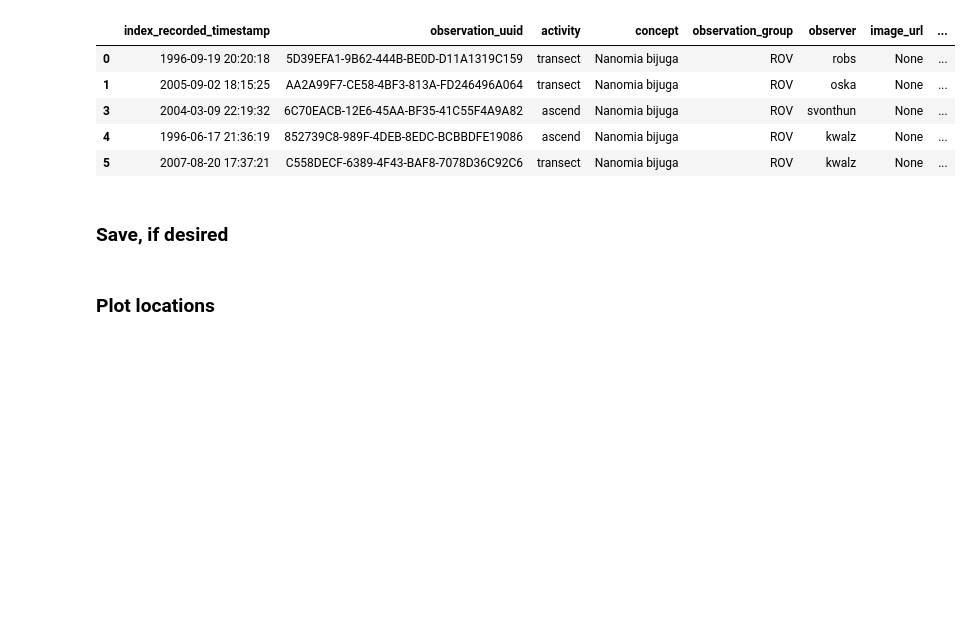
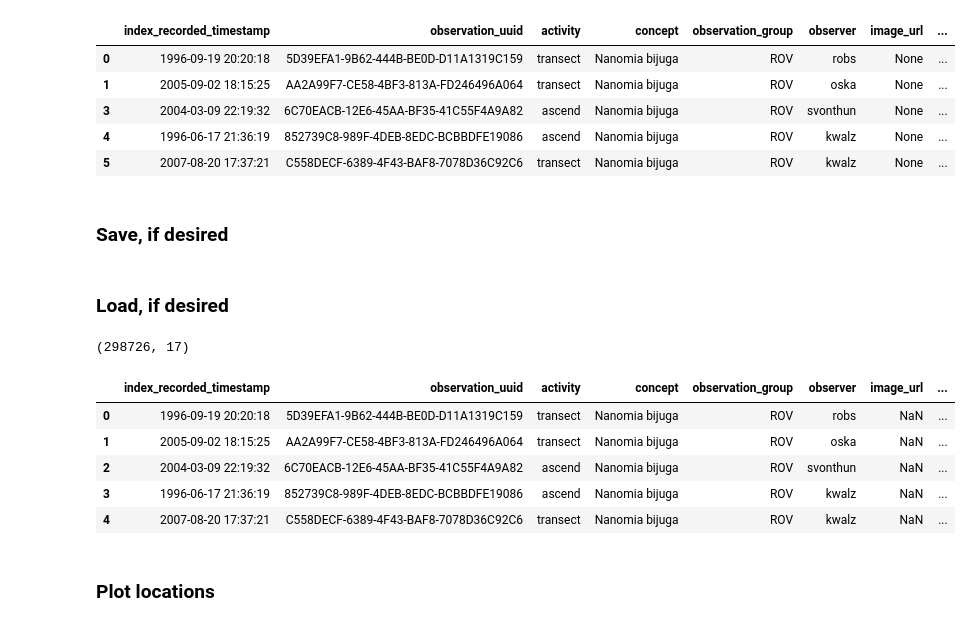
Before and after one commit to CeNCOOS/VARS, a Jupyter notebook: eDNA_MARS_queries.ipynb, the cells around one changed output. Drawn from its saved outputs; the diff is of its cells as text; code cells hidden in the pictures; blank space fills up the shorter version.

Commit message:
Saved data sets for Markus.

```diff
--- a/eDNA_MARS_queries.ipynb
+++ b/eDNA_MARS_queries.ipynb
@@ -475,6 +475,26 @@ data2.head()
 ## Save
 
 data2.to_csv('VARS_NanomiaAeginidae_1989-2020.csv', index=False, na_rep='NaN')
+# %% [markdown]
+### Load, if desired
+# %%
+## Load
+
+data2 = pd.read_csv('VARS_NanomiaAeginidae_1989-2020.csv', dtype={'link_name': str,
+                                                                 'link_value': str,
+                                                                 'to_concept': str,
+                                                                 'associations': str})
+
+print(data2.shape)
+data2.head()
+# %% [output]
+(298726, 17)
+|  | index_recorded_timestamp | observation_uuid | activity | concept | observation_group | observer | image_url | ... |
+| 0 | 1996-09-19 20:20:18 | 5D39EFA1-9B62-444B-BE0D-D11A1319C159 | transect | Nanomia bijuga | ROV | robs | NaN | ... |
+| 1 | 2005-09-02 18:15:25 | AA2A99F7-CE58-4BF3-813A-FD246496A064 | transect | Nanomia bijuga | ROV | oska | NaN | ... |
+| 2 | 2004-03-09 22:19:32 | 6C70EACB-12E6-45AA-BF35-41C55F4A9A82 | ascend | Nanomia bijuga | ROV | svonthun | NaN | ... |
+| 3 | 1996-06-17 21:36:19 | 852739C8-989F-4DEB-8EDC-BCBBDFE19086 | ascend | Nanomia bijuga | ROV | kwalz | NaN | ... |
+| 4 | 2007-08-20 17:37:21 | C558DECF-6389-4F43-BAF8-7078D36C92C6 | transect | Nanomia bijuga | ROV | kwalz | NaN | ... |
 # %% [markdown]
 ### Plot locations
 # %%
```
Also changed, not shown: parts of 8 cells of this notebook.
